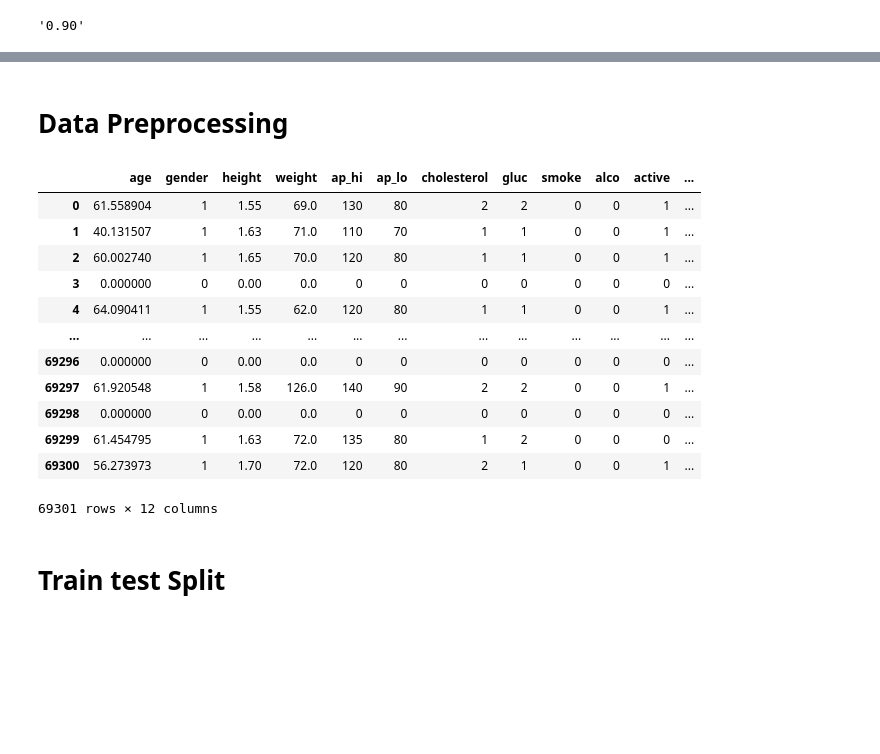
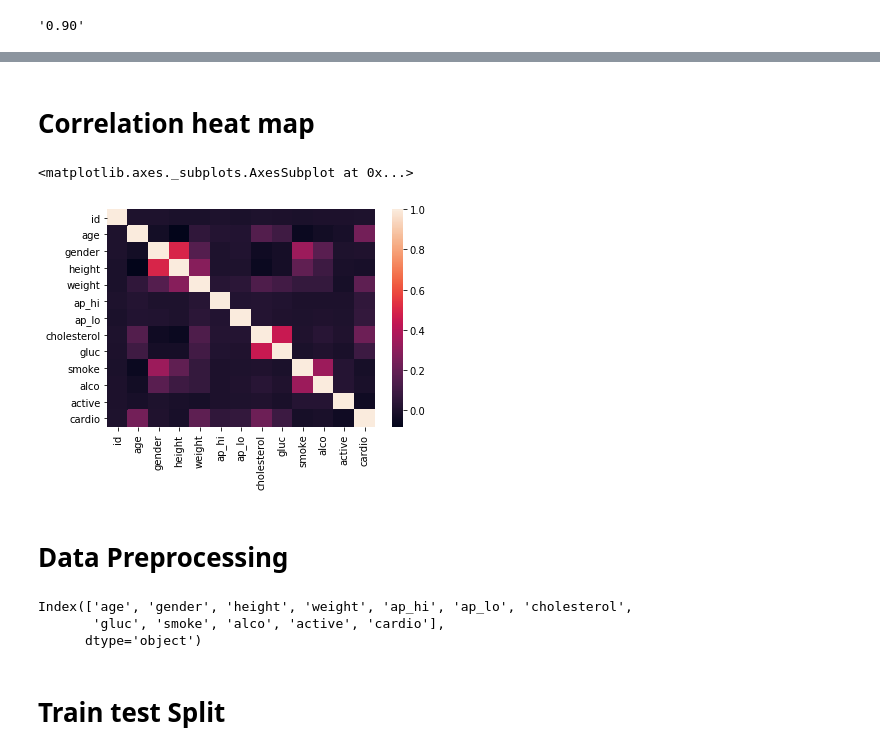
Before and after one commit to SHINE1607/ineuron_hackathon, a Jupyter notebook: bundle_2/cardiovascular/code.ipynb, the cells around one changed output, grey strips where cells are left out. Cells and saved outputs as stored; diff of their text form; code cells hidden in the pictures; blank space fills up the shorter version.

```diff
--- a/bundle_2/cardiovascular/code.ipynb
+++ b/bundle_2/cardiovascular/code.ipynb
@@ -55,3 +77,10 @@ sns.heatmap(df.isna())
+# %% [markdown]
+# Correlation heat map
+# %%
+sns.heatmap(df.corr())
+# %% [output]
+<matplotlib.axes._subplots.AxesSubplot at 0x...>
+[figure, added]
 # %% [markdown]
 # Data Preprocessing
 # %%
@@ -67,19 +97,9 @@ df = preprocess(df)
 # %%
-df
+df.columns
 # %% [output]
-|  | age | gender | height | weight | ap_hi | ap_lo | cholesterol | gluc | smoke | alco | active | ... |
-| 0 | 61.558904 | 1 | 1.55 | 69.0 | 130 | 80 | 2 | 2 | 0 | 0 | 1 | ... |
-| 1 | 40.131507 | 1 | 1.63 | 71.0 | 110 | 70 | 1 | 1 | 0 | 0 | 1 | ... |
-| 2 | 60.002740 | 1 | 1.65 | 70.0 | 120 | 80 | 1 | 1 | 0 | 0 | 1 | ... |
-| 3 | 0.000000 | 0 | 0.00 | 0.0 | 0 | 0 | 0 | 0 | 0 | 0 | 0 | ... |
-| 4 | 64.090411 | 1 | 1.55 | 62.0 | 120 | 80 | 1 | 1 | 0 | 0 | 1 | ... |
-| ... | ... | ... | ... | ... | ... | ... | ... | ... | ... | ... | ... | ... |
-| 69296 | 0.000000 | 0 | 0.00 | 0.0 | 0 | 0 | 0 | 0 | 0 | 0 | 0 | ... |
-| 69297 | 61.920548 | 1 | 1.58 | 126.0 | 140 | 90 | 2 | 2 | 0 | 0 | 1 | ... |
-| 69298 | 0.000000 | 0 | 0.00 | 0.0 | 0 | 0 | 0 | 0 | 0 | 0 | 0 | ... |
-| 69299 | 61.454795 | 1 | 1.63 | 72.0 | 135 | 80 | 1 | 2 | 0 | 0 | 0 | ... |
-| 69300 | 56.273973 | 1 | 1.70 | 72.0 | 120 | 80 | 2 | 1 | 0 | 0 | 1 | ... |
-69301 rows × 12 columns
+Index(['age', 'gender', 'height', 'weight', 'ap_hi', 'ap_lo', 'cholesterol',
+       'gluc', 'smoke', 'alco', 'active', 'cardio'],
+      dtype='object')
 # %% [markdown]
 # Train test Split
 # %%
```
Also changed, not shown: parts of 14 cells of this notebook, 3 other files.
